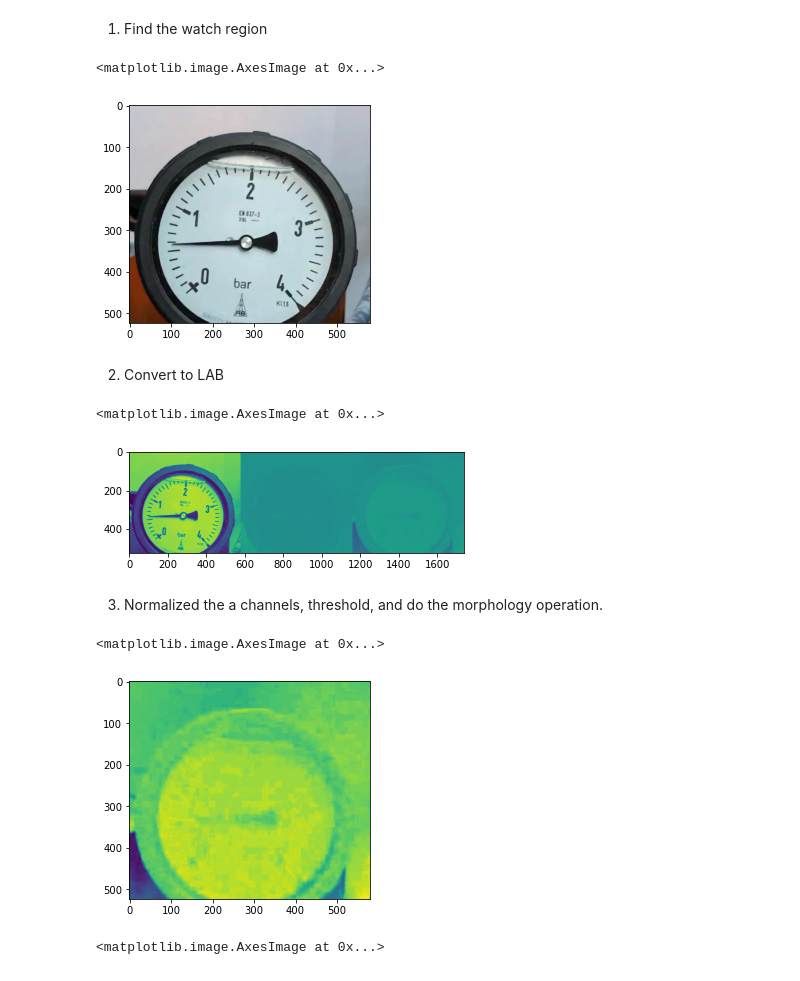
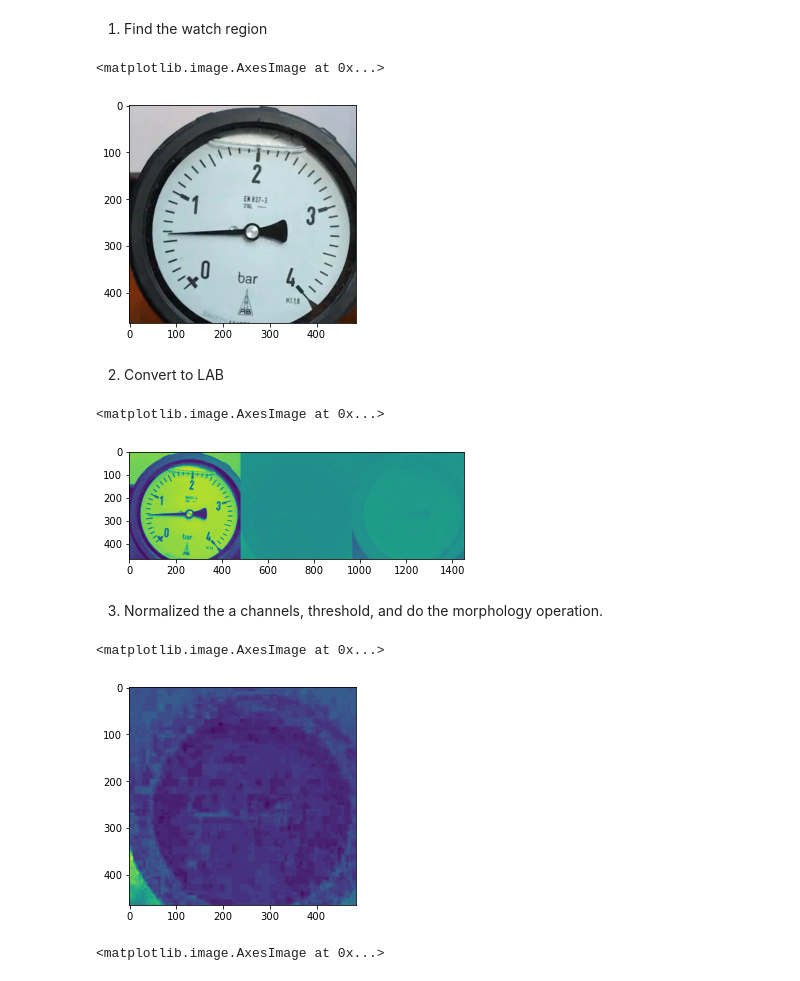
Before and after one commit to kunalvaibhav/Artifacts, a Jupyter notebook: Gauge/Gauge_preprocessing.ipynb, the cells around one changed output. Cells and saved outputs as stored; diff of their text form; code cells hidden in the pictures.

```diff
--- a/Gauge/Gauge_preprocessing.ipynb
+++ b/Gauge/Gauge_preprocessing.ipynb
@@ -13,6 +13,12 @@ imgname = "../Python/PressureGaugeReader/Images/out2/ExtractedImages/ou0001.jpg"
 # imgname = "image1.png"
 
 img = cv2.imread(imgname)
+x = 20
+y = 60
+h = 720
+w = 550
+img = img[y:y+h, x:x+w]
+
 plt.imshow(img)
 fig, ax = plt.subplots(figsize=(6, 6))
 ax.imshow(cv2.cvtColor(img, cv2.COLOR_BGR2RGB))
@@ -39,7 +45,7 @@ plt.imshow(region)
 # plt.show()
 # %% [output]
 <matplotlib.image.AxesImage at 0x...>
-[figure, old version]
+[figure, new version]
 # %% [markdown]
 2. Convert to LAB
 # %%
@@ -52,17 +58,17 @@ plt.imshow(imglab)
 # plt.show()
 # %% [output]
 <matplotlib.image.AxesImage at 0x...>
-[figure, old version]
+[figure, new version]
 # %% [markdown]
 3. Normalized the a channels, threshold, and do the morphology operation.
 # %%
 ## normalized the a channel to all dynamic range
-na = cv2.normalize(b, None, alpha=0, beta=255, norm_type=cv2.NORM_MINMAX, dtype=cv2.CV_8UC1)
+na = cv2.normalize(a, None, alpha=0, beta=255, norm_type=cv2.NORM_MINMAX, dtype=cv2.CV_8UC1)
 # cv2.imwrite("region_a_normalized.png", na)
 plt.imshow(na)
 # %% [output]
 <matplotlib.image.AxesImage at 0x...>
-[figure, old version]
+[figure, new version]
 # %%
 ## Threshold to binary
 retval, threshed = cv2.threshold(na, thresh = 180,  maxval=255, type=cv2.THRESH_BINARY)
```
Also changed, not shown: parts of 1 cell of this notebook, 1 other file.
